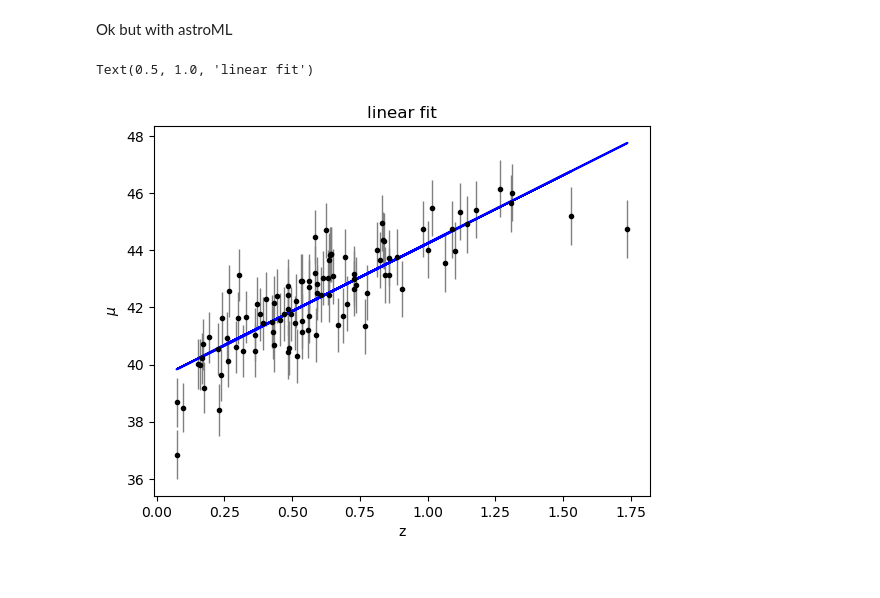
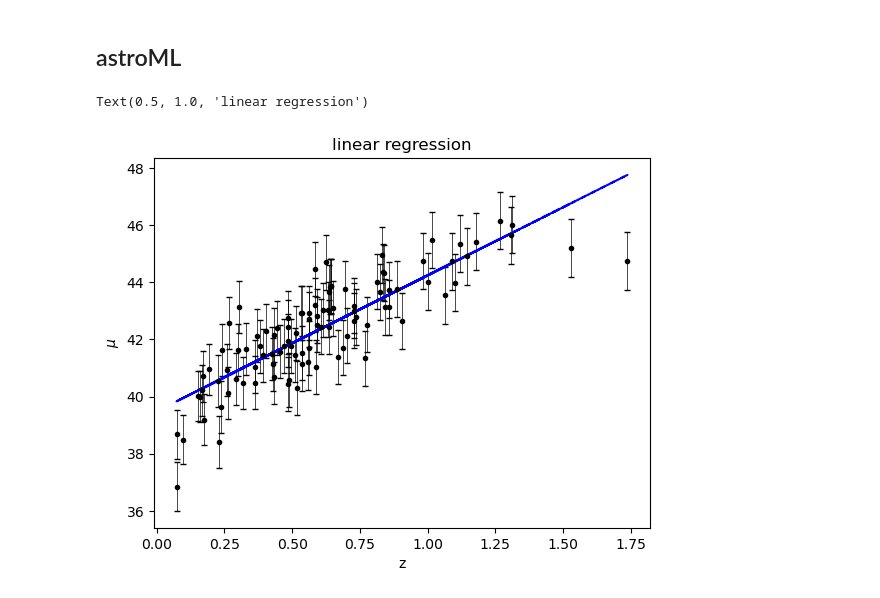
Before and after one commit to Giulia7T/ilovegit, a Jupyter notebook: 17_18_Supernovae.ipynb, the cells around one changed output. Saved outputs shown, nothing was run; the diff lists cells and outputs as text; code cells hidden in the pictures.

```diff
--- a/17_18_Supernovae.ipynb
+++ b/17_18_Supernovae.ipynb
@@ -9,12 +8,11 @@ from astroML.linear_model import PolynomialRegression
 from astroML.linear_model import BasisFunctionRegression
 from astroML.linear_model import NadarayaWatson
 # %%
-z_sample, mu_sample, dmu = generate_mu_z(100, random_state=1234)
+#generating data
+z, mu, dmu = generate_mu_z(100, random_state=1234) #mu = m - M
 
-plt.errorbar(z_sample, mu_sample, dmu, fmt=".k", ecolor="gray", lw=1,label="data")
+plt.errorbar(z, mu, dmu, fmt=".k", linewidth=0.5, capsize=2)
 plt.xlabel("z")
 plt.ylabel("$\\mu$")
-plt.legend(loc="lower right")
-plt.xlim(0,2)
-plt.ylim(35,50)
+plt.title("Supernovae data")
 # %% [output]
@@ -61,20 +87,17 @@ Text(0.5, 1.0, 'cubic fit')
 # %% [markdown]
-Ok but with astroML
+## astroML
 # %%
-X = z_sample[:, np.newaxis]
-y = mu_sample
-
-scaler = StandardScaler()
-Xscaled = scaler.fit_transform(X)
+X = z[:, np.newaxis] #shape needed by scikit
+y = mu
 
 lin_reg = LinearRegression()
-reg = lin_reg.fit(Xscaled, y, dmu)
+reg = lin_reg.fit(X, y, dmu)
 
-plt.errorbar(z_sample, mu_sample, dmu, fmt=".k", ecolor="gray", lw=1,label="data")
-plt.plot(z_sample, lin_reg.predict(Xscaled), "b")
+plt.errorbar(z, mu, dmu, fmt=".k", linewidth=0.5, capsize=2)
+plt.plot(z, lin_reg.predict(X), "--b")
 plt.xlabel("z")
 plt.ylabel("$\\mu$")
-plt.title("linear fit")
+plt.title("linear regression")
 # %% [output]
-Text(0.5, 1.0, 'linear fit')
+Text(0.5, 1.0, 'linear regression')
-[figure, old version]
+[figure, new version]
```
Also changed, not shown: parts of 27 cells of this notebook.
